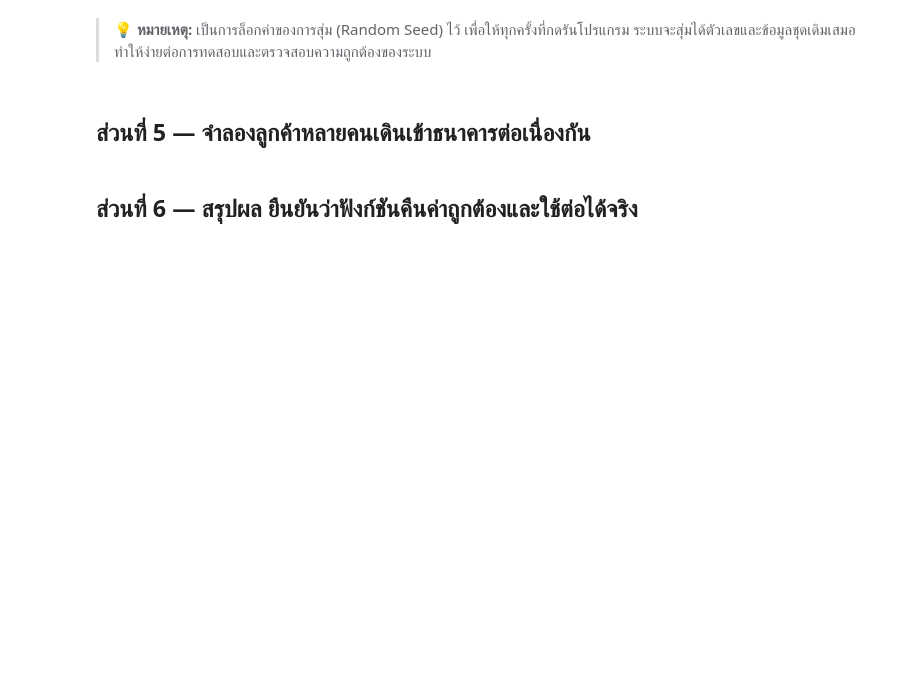
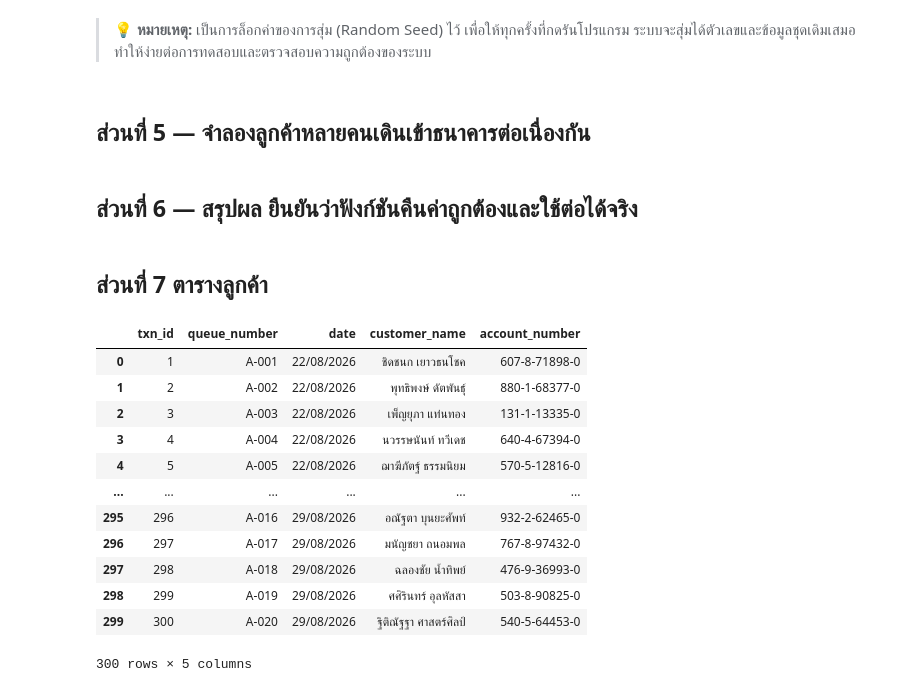
Before and after one commit to natchanant-arch/Project_Savings_Cooperative, a Jupyter notebook: FINAL_PRO.ipynb, the cells around one changed output. Saved outputs shown, nothing was run; the diff lists cells and outputs as text; code cells hidden in the pictures; blank space fills up the shorter version.

```diff
--- a/FINAL_PRO.ipynb
+++ b/FINAL_PRO.ipynb
@@ -510,3 +510,44 @@ summary_df
 # %%
 # Save to csv
 summary_df.to_csv("สหกรณ์ออมทรัพย์.csv")
+# %% [markdown]
+## ส่วนที่ 7 ตารางลูกค้า
+# %%
+import pandas as pd
+
+summary_rows = []
+
+for t in transactions:
+    cust_name = " ".join(t.account.owner.customer_name) if isinstance(t.account.owner.customer_name, (tuple, list)) else t.account.owner.customer_name
+
+    # วิธีเช็กสถานะที่ถูกต้อง:
+    # ถ้ารายการเป็น ถอน/โอน แล้วยอดคงเหลือเหลือน้อยกว่ายอดที่ขอถอน/โอน แสดงว่าทำรายการไม่สำเร็จ
+    if t.transaction_type in ["ถอนเงิน", "โอนเงิน"] and t.account.balance < t.amount:
+        status_str = "ไม่สำเร็จ (ยอดเงินไม่พอ)"
+    else:
+        status_str = "สำเร็จ"
+
+    summary_rows.append({
+        "txn_id": t.txn_id,
+        "queue_number": t.queue_number,  # ดึงคิว A-001 ถึง A-040 ที่ถูกคำนวณมาใช้ได้เลย
+        "date": t.txn_date,              # ดึงวันที่เปลี่ยนตามวันจริงมาใช้ได้เลย
+        "customer_name": cust_name,
+        "account_number": t.account.account_number,
+    })
+
+summary_df = pd.DataFrame(summary_rows)
+summary_df
+# %% [output]
+|  | txn_id | queue_number | date | customer_name | account_number |
+| 0 | 1 | A-001 | 22/08/2026 | ชิดชนก เยาวธนโชค | 607-8-71898-0 |
+| 1 | 2 | A-002 | 22/08/2026 | พุทธิพงษ์ ดัตพันธุ์ | 880-1-68377-0 |
+| 2 | 3 | A-003 | 22/08/2026 | เพ็ญยุภา แท่นทอง | 131-1-13335-0 |
+| 3 | 4 | A-004 | 22/08/2026 | นวรรษนันท์ ทวีเดช | 640-4-67394-0 |
+| 4 | 5 | A-005 | 22/08/2026 | ฌาฆีภัตฐ์ ธรรมนิยม | 570-5-12816-0 |
+| ... | ... | ... | ... | ... | ... |
+| 295 | 296 | A-016 | 29/08/2026 | อณัฐตา บุนยะศัพท์ | 932-2-62465-0 |
+| 296 | 297 | A-017 | 29/08/2026 | มนัญชยา ถนอมพล | 767-8-97432-0 |
+| 297 | 298 | A-018 | 29/08/2026 | ฉลองชัย น้ำทิพย์ | 476-9-36993-0 |
+| 298 | 299 | A-019 | 29/08/2026 | ศศิรินทร์ อุลหัสสา | 503-8-90825-0 |
+| 299 | 300 | A-020 | 29/08/2026 | ฐิติณัฐฐา ศาสตร์ศิลป์ | 540-5-64453-0 |
+300 rows × 5 columns
```
Also changed, not shown: parts of 9 cells of this notebook.
